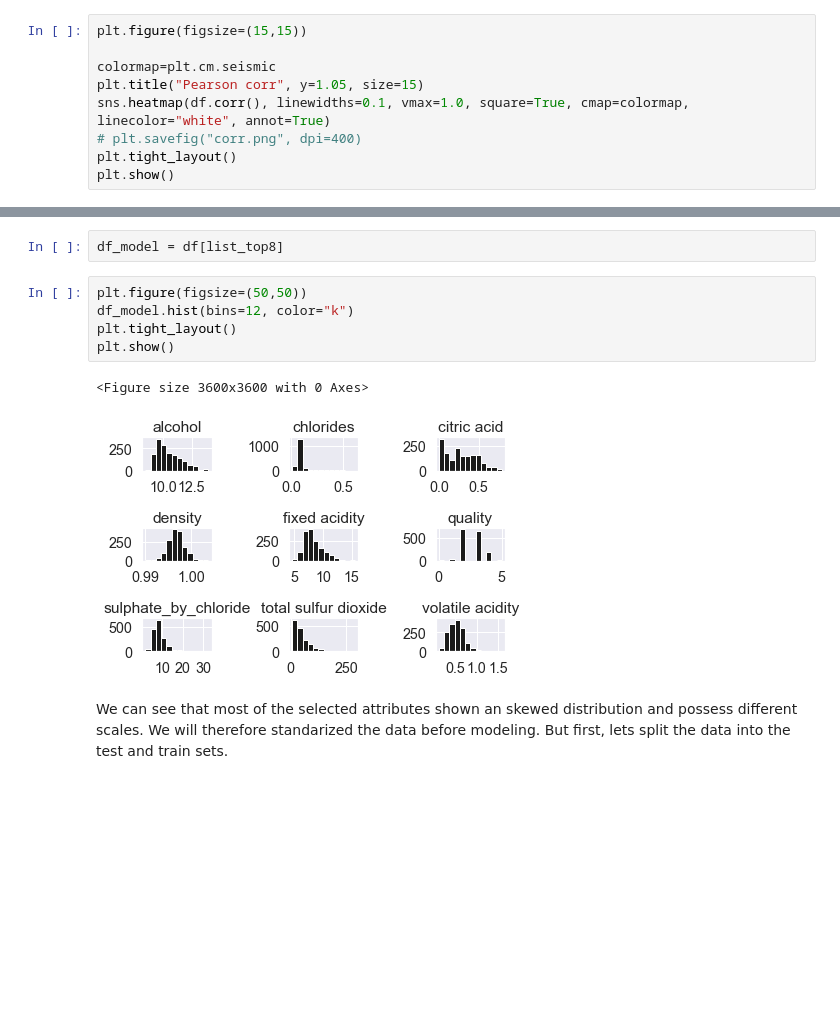
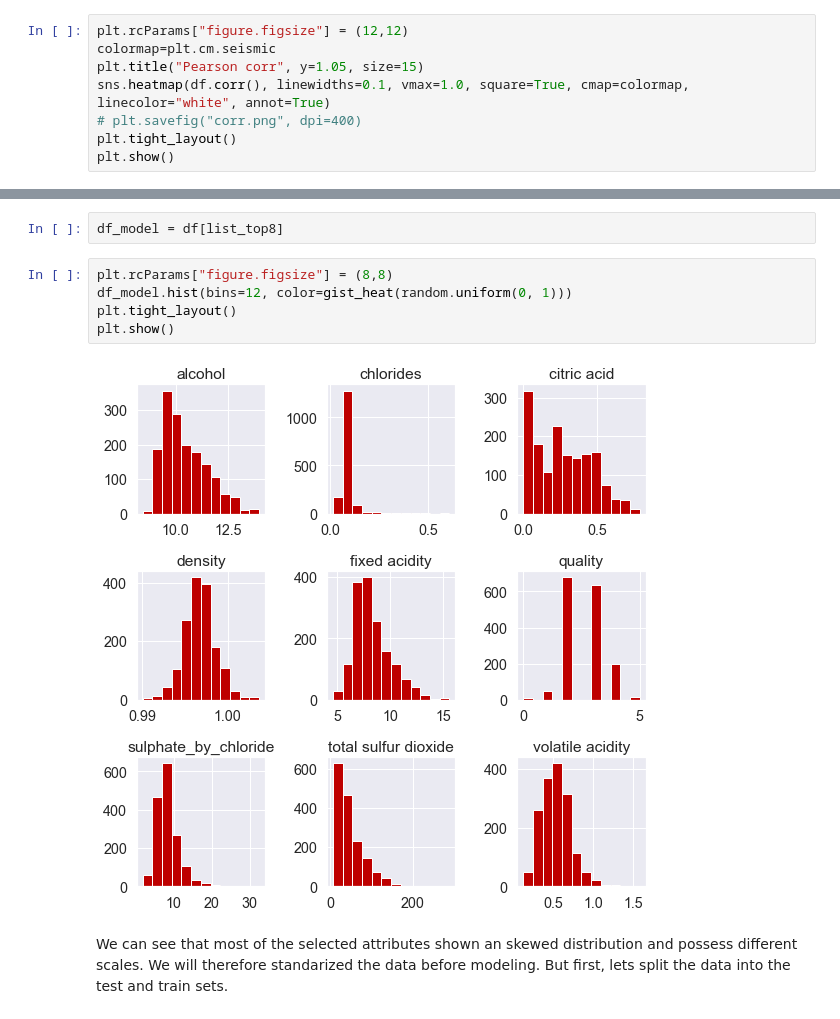
Before and after one commit to EnriqueSPR/red_wine_quality, a Jupyter notebook: red_wine.ipynb, the cells around one changed output, grey strips where cells are left out. Saved outputs shown, nothing was run; the diff lists cells and outputs as text; blank space fills up the shorter version.

Commit message:
histograms

```diff
--- a/red_wine.ipynb
+++ b/red_wine.ipynb
@@ -90,8 +90,7 @@ df["sulphate_by_chloride"] = df["sulphates"]/df["chlorides"]
 # %%
 df.drop("sulphates", axis=1, inplace=True) # we will incorporate sulphate_by_chloride which correlates better
 # %%
-plt.figure(figsize=(15,15))
-
+plt.rcParams["figure.figsize"] = (12,12)
 colormap=plt.cm.seismic
 plt.title("Pearson corr", y=1.05, size=15)
 sns.heatmap(df.corr(), linewidths=0.1, vmax=1.0, square=True, cmap=colormap, linecolor="white", annot=True)
@@ -127,13 +126,12 @@ list_top8.append("quality")
 # %%
 df_model = df[list_top8]
 # %%
-plt.figure(figsize=(50,50))
-df_model.hist(bins=12, color="k")
+plt.rcParams["figure.figsize"] = (8,8)
+df_model.hist(bins=12, color=gist_heat(random.uniform(0, 1)))
 plt.tight_layout()
 plt.show()
 # %% [output]
-<Figure size 3600x3600 with 0 Axes>
-[figure, old version]
+[figure, new version]
 # %% [markdown]
 We can see that most of the selected attributes shown an skewed distribution and possess different scales. We will therefore standarized the data before modeling. But first, lets split the data into the test and train sets.
 # %% [markdown]
```
Also changed, not shown: parts of 7 cells of this notebook.
